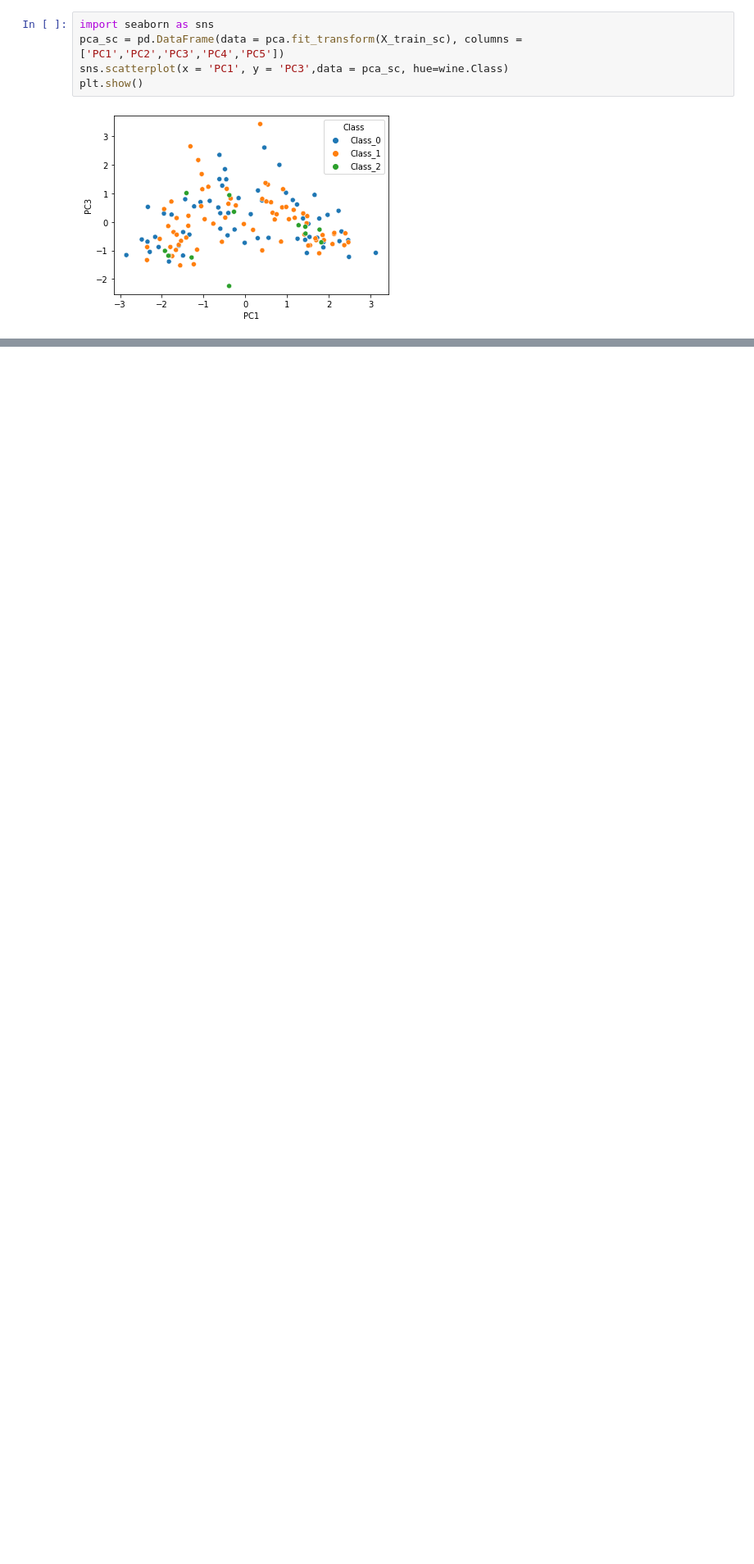
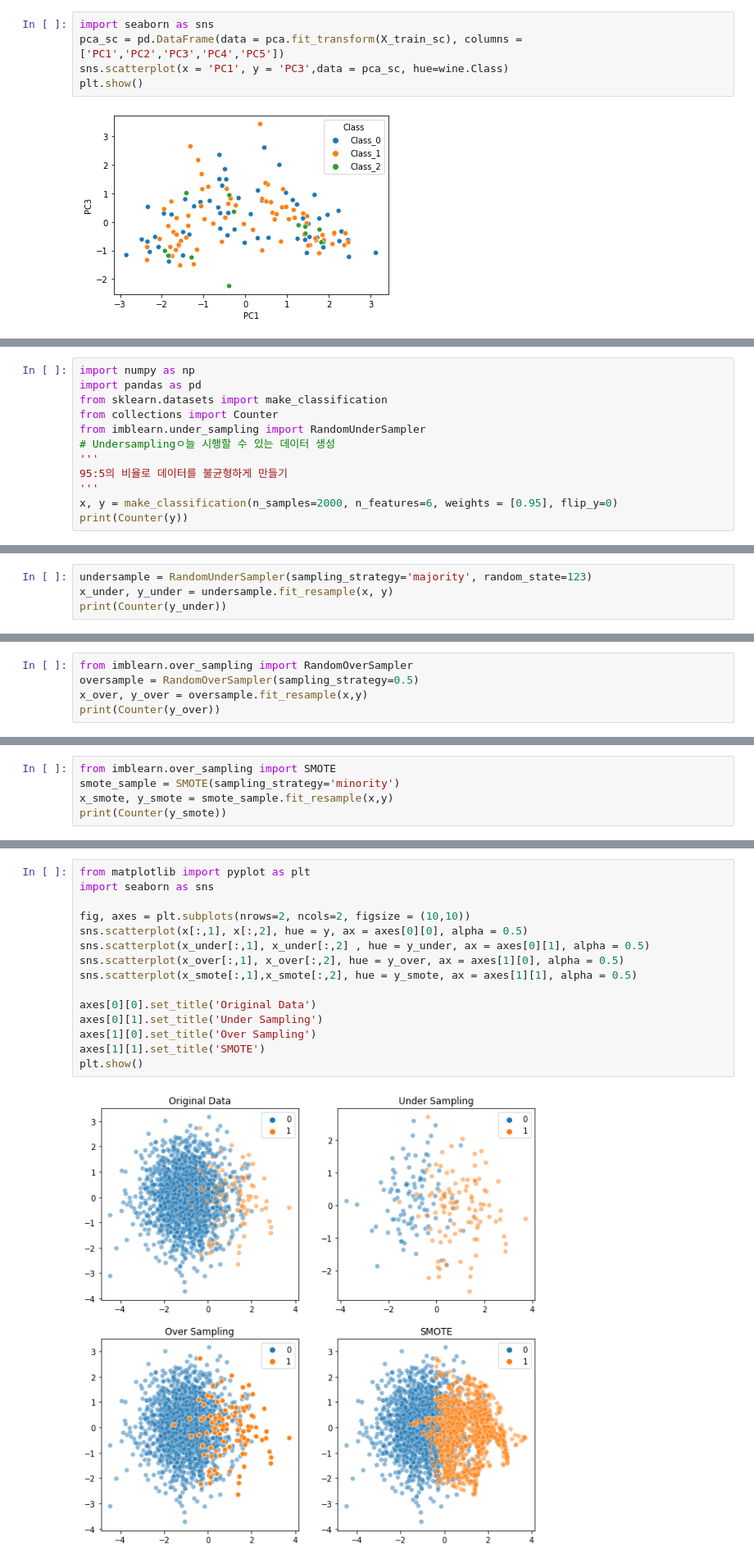
Before and after one commit to xper100/study_room, a Jupyter notebook: adp_practice/Data_Featuring.ipynb, the cells around one changed output, grey strips where cells are left out. Shown: that part at 82% size. Drawn from its saved outputs; the diff is of its cells as text; blank space fills up the shorter version.

```diff
--- a/adp_practice/Data_Featuring.ipynb
+++ b/adp_practice/Data_Featuring.ipynb
@@ -226,0 +231,12 @@ plt.show()
+# %%
+import numpy as np
+import pandas as pd
+from sklearn.datasets import make_classification
+from collections import Counter
+from imblearn.under_sampling import RandomUnderSampler
+# Undersamplingㅇ늘 시행할 수 있는 데이터 생성
+'''
+95:5의 비율로 데이터를 불균형하게 만들기
+'''
+x, y = make_classification(n_samples=2000, n_features=6, weights = [0.95], flip_y=0)
+print(Counter(y))
@@ -226,0 +245,4 @@ plt.show()
+# %%
+undersample = RandomUnderSampler(sampling_strategy='majority', random_state=123)
+x_under, y_under = undersample.fit_resample(x, y)
+print(Counter(y_under))
@@ -226,0 +261,5 @@ plt.show()
+# %%
+from imblearn.over_sampling import RandomOverSampler
+oversample = RandomOverSampler(sampling_strategy=0.5)
+x_over, y_over = oversample.fit_resample(x,y)
+print(Counter(y_over))
@@ -226,0 +280,5 @@ plt.show()
+# %%
+from imblearn.over_sampling import SMOTE
+smote_sample = SMOTE(sampling_strategy='minority')
+x_smote, y_smote = smote_sample.fit_resample(x,y)
+print(Counter(y_smote))
@@ -226,0 +289,17 @@ plt.show()
+# %%
+from matplotlib import pyplot as plt
+import seaborn as sns
+
+fig, axes = plt.subplots(nrows=2, ncols=2, figsize = (10,10))
+sns.scatterplot(x[:,1], x[:,2], hue = y, ax = axes[0][0], alpha = 0.5)
+sns.scatterplot(x_under[:,1], x_under[:,2] , hue = y_under, ax = axes[0][1], alpha = 0.5)
+sns.scatterplot(x_over[:,1], x_over[:,2], hue = y_over, ax = axes[1][0], alpha = 0.5)
+sns.scatterplot(x_smote[:,1],x_smote[:,2], hue = y_smote, ax = axes[1][1], alpha = 0.5)
+
+axes[0][0].set_title('Original Data')
+axes[0][1].set_title('Under Sampling')
+axes[1][0].set_title('Over Sampling')
+axes[1][1].set_title('SMOTE')
+plt.show()
+# %% [output]
+[figure, added]
```
Also changed, not shown: parts of 12 cells of this notebook, 1 other file.
